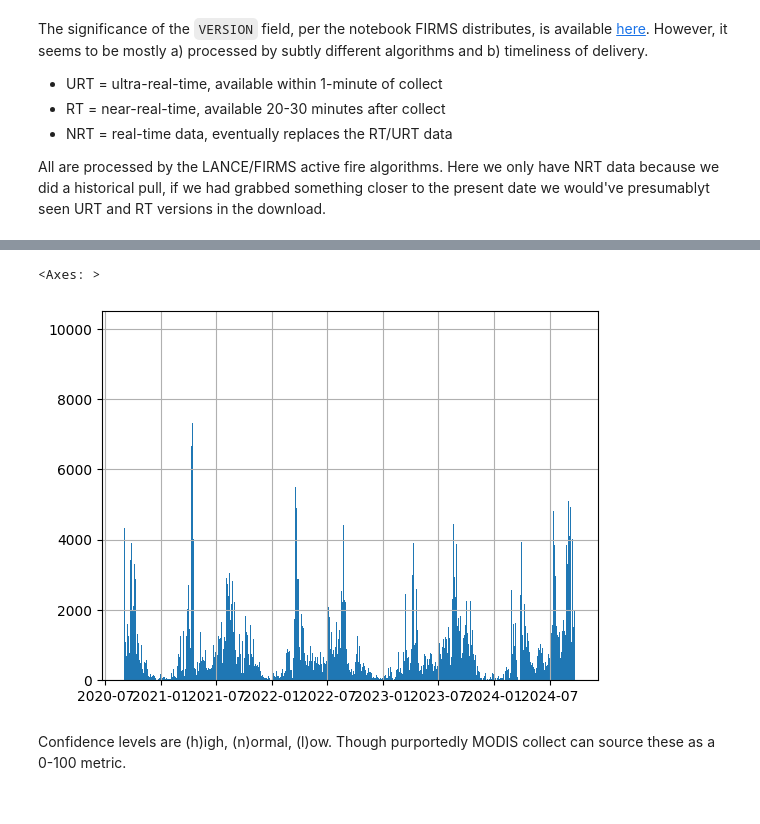
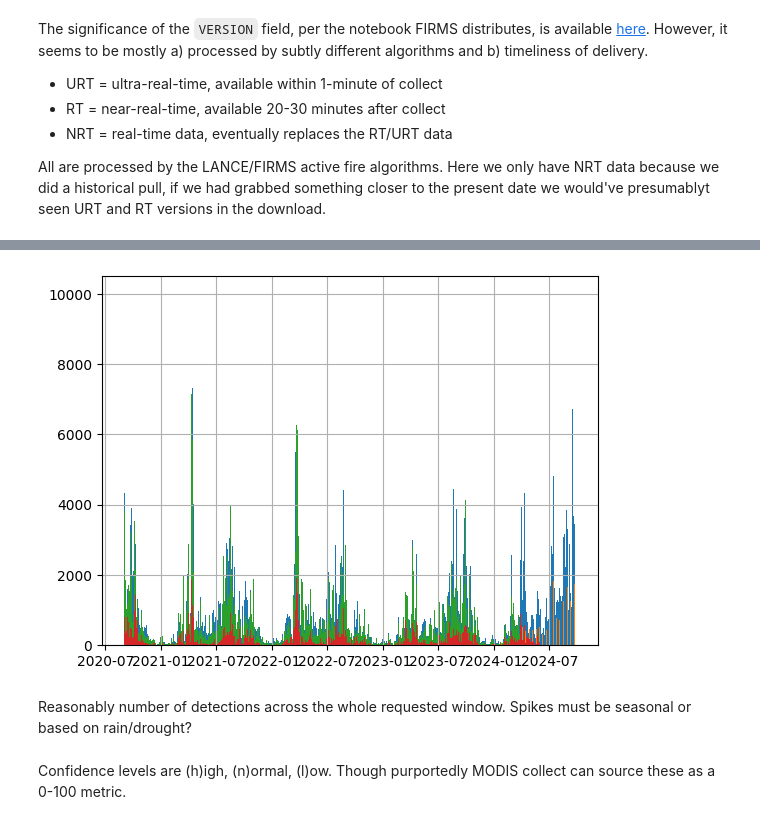
Before and after one commit to auto-d/ukraine_analysis, a Jupyter notebook: eda.ipynb, the cells around one changed output, grey strips where cells are left out. Saved outputs shown, nothing was run; the diff lists cells and outputs as text; code cells hidden in the pictures.

```diff
--- a/eda.ipynb
+++ b/eda.ipynb
@@ -268,5 +396,6 @@ Name: geometry, Length: 875035, dtype: geometry
 # %%
-gdf.dtypes
+for name, df in firms_dfs.items():
+    print(df.dtypes)
 # %% [output]
 LATITUDE             float64
 LONGITUDE            float64
@@ -287 +430,4 @@ dtype: object
+# %%
+firms_dfs['modis'].drop('TYPE', axis='columns', inplace=True)
+firms_dfs['sv'].drop('TYPE', axis='columns', inplace=True)
 # %%
@@ -314,5 +460,6 @@ The significance of the `VERSION` field, per the notebook FIRMS distributes, is
 
 All are processed by the LANCE/FIRMS active fire algorithms. Here we only have NRT data because we did a historical pull, if we had grabbed something closer to the present date we would've presumablyt seen URT and RT versions in the download.
 # %%
-gdf['VERSION'].unique()
+for name, df in firms_dfs.items():
+    print(name, df['VERSION'].unique())
 # %% [output]
@@ -319,0 +472,3 @@ array(['2.0NRT'], dtype=object)
+# %%
+for name, df in firms_dfs.items():
+    df.drop('VERSION', axis='columns', inplace=True)
@@ -320,8 +505,10 @@ array(['2.0NRT'], dtype=object)
 # %%
-gdf['ACQ_DATE'].hist(bins=1000)
+for name, df in firms_dfs.items():
+    df['ACQ_DATE'].hist(bins=1000)
 # %% [output]
-<Axes: >
-[figure, old version]
+[figure, new version]
+# %% [markdown]
+Reasonably number of detections across the whole requested window. Spikes must be seasonal or based on rain/drought?
 # %% [markdown]
 Confidence levels are (h)igh, (n)ormal, (l)ow. Though purportedly MODIS collect can source these as a 0-100 metric.
 # %%
```
Also changed, not shown: parts of 172 cells of this notebook.
